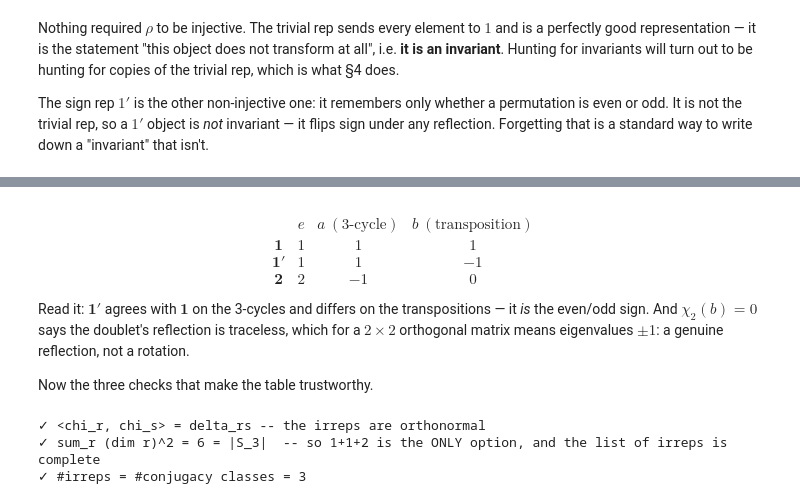
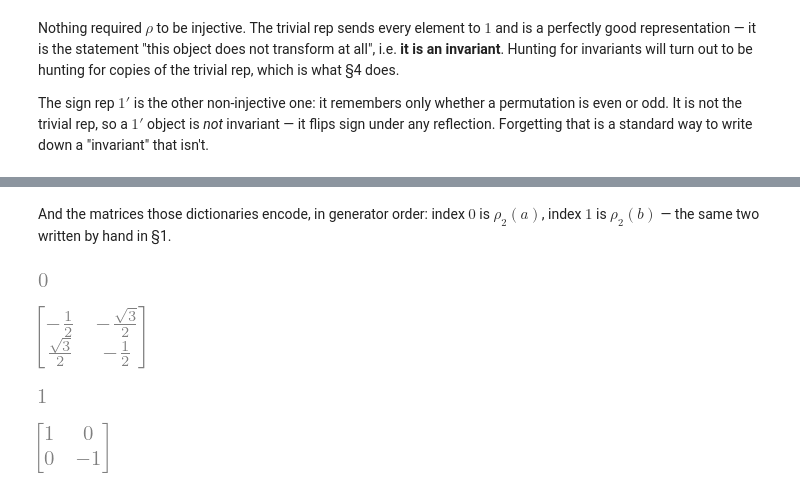
Before and after one commit to moiseszeleny/lagrangian, a Jupyter notebook: examples/DiscreteGroups_Tutorial.ipynb, the cells around one changed output, grey strips where cells are left out. Cells and saved outputs as stored; diff of their text form; code cells hidden in the pictures.

```diff
--- a/examples/DiscreteGroups_Tutorial.ipynb
+++ b/examples/DiscreteGroups_Tutorial.ipynb
@@ -305,40 +287,12 @@ ok("every character is constant on each conjugacy class")
 # %% [markdown]
-$$\begin{array}{c|ccc}
- & e & a\ (\text{3-cycle}) & b\ (\text{transposition})\\\hline
-\mathbf{1}  & 1 & 1  & 1\\
-\mathbf{1'} & 1 & 1  & -1\\
-\mathbf{2}  & 2 & -1 & 0
-\end{array}$$
-
-Read it: $\mathbf{1'}$ agrees with $\mathbf{1}$ on the 3-cycles and differs on the
-transpositions — it *is* the even/odd sign. And $\chi_2(b)=0$ says the doublet's
-reflection is traceless, which for a $2\times2$ orthogonal matrix means eigenvalues
-$\pm1$: a genuine reflection, not a rotation.
-
-Now the three checks that make the table trustworthy.
+And the matrices those dictionaries encode, in generator order: index $0$ is $\rho_2(a)$,
+index $1$ is $\rho_2(b)$ — the same two written by hand in §1.
 # %%
-# ---- MOVE 3 + 4: check.  Three independent constraints. -----------------
-G = len(WORDS)
-
-# (a) orthonormality:  <chi_r, chi_s> = delta_rs
-inner = lambda p, q: sp.simplify(
-    sum(sp.conjugate(chi[p][i]) * chi[q][i] for i in range(G)) / G)
-for p in S3_GENS:
-    for q in S3_GENS:
-        assert inner(p, q) == (1 if p == q else 0), (p, q, inner(p, q))
-ok("<chi_r, chi_s> = delta_rs -- the irreps are orthonormal")
-
-# (b) sum of squared dimensions is the group order
-dims = {lab: S3_GENS[lab][0].shape[0] for lab in S3_GENS}
-assert sum(d**2 for d in dims.values()) == G
-ok("sum_r (dim r)^2 = %d = |S_3|  -- so 1+1+2 is the ONLY option, and the "
-   "list of irreps is complete" % G)
-
-# (c) #irreps = #conjugacy classes
-assert len(S3_GENS) == len(classes) == 3
-ok("#irreps = #conjugacy classes = 3")
+for gi, M in enumerate(S3_GENS["2"]):
+    display(gi, M)
 # %% [output]
-✓ <chi_r, chi_s> = delta_rs -- the irreps are orthonormal
-✓ sum_r (dim r)^2 = 6 = |S_3|  -- so 1+1+2 is the ONLY option, and the list of irreps is complete
-✓ #irreps = #conjugacy classes = 3
+[figure, added]
+[figure, added]
+[figure, added]
+[figure, added]
 # %% [markdown]
```
Also changed, not shown: parts of 78 cells of this notebook.
